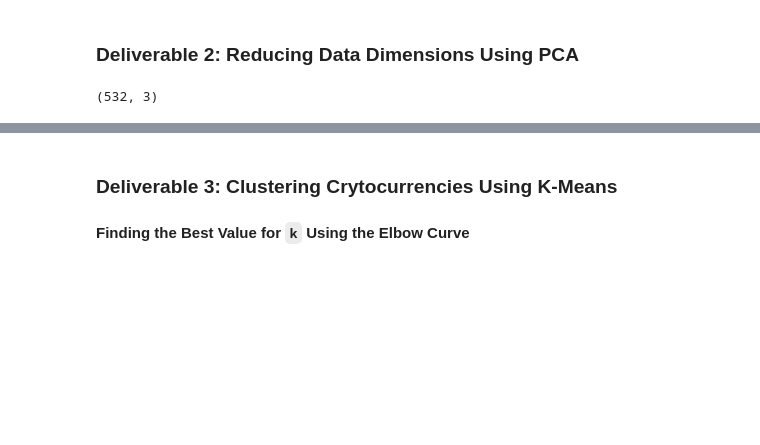
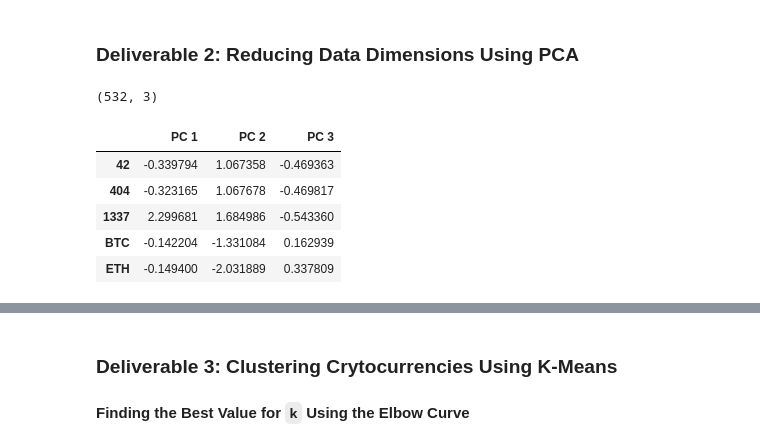
Before and after one commit to DeliaDavila/Cryptocurrencies, a Jupyter notebook: crypto_clustering.ipynb, the cells around one changed output, grey strips where cells are left out. Drawn from its saved outputs; the diff is of its cells as text; code cells hidden in the pictures; blank space fills up the shorter version.

```diff
--- a/crypto_clustering.ipynb
+++ b/crypto_clustering.ipynb
@@ -138,7 +141,14 @@ X_pca = pca.fit_transform(X_scaled)
 # %%
 # Create a DataFrame with the three principal components.
 pcs_df = pd.DataFrame(data=X_pca, columns=["PC 1","PC 2","PC 3"], index=crypto_df.index)
 
-pcs_df.shape
+print(pcs_df.shape)
+pcs_df.head()
 # %% [output]
 (532, 3)
+|  | PC 1 | PC 2 | PC 3 |
+| 42 | -0.339794 | 1.067358 | -0.469363 |
+| 404 | -0.323165 | 1.067678 | -0.469817 |
+| 1337 | 2.299681 | 1.684986 | -0.543360 |
+| BTC | -0.142204 | -1.331084 | 0.162939 |
+| ETH | -0.149400 | -2.031889 | 0.337809 |
```
Also changed, not shown: parts of 11 cells of this notebook.
